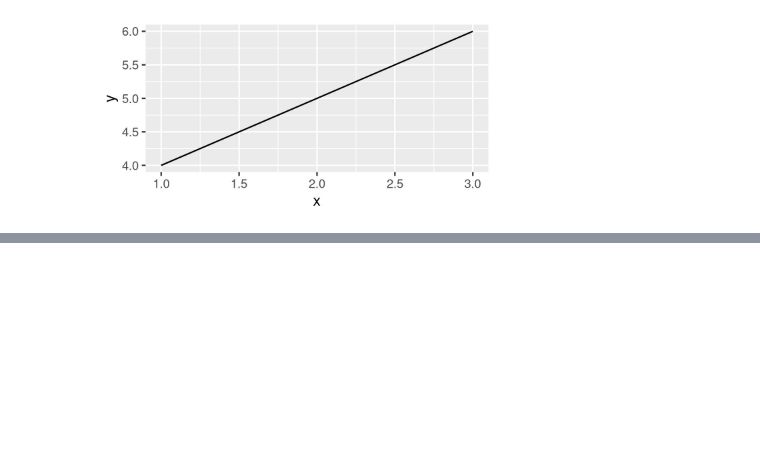
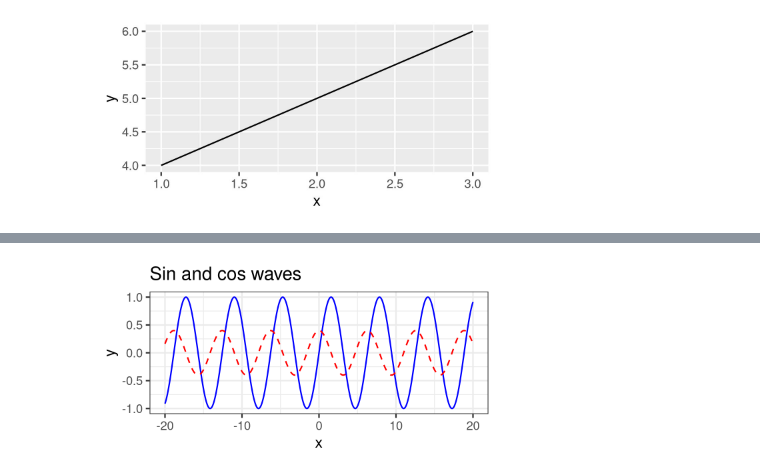
Before and after one commit to kota7/ggshow, a Jupyter notebook: examples.ipynb, the cells around one changed output, grey strips where cells are left out. Drawn from its saved outputs; the diff is of its cells as text; code cells hidden in the pictures; blank space fills up the shorter version.

```diff
--- a/examples.ipynb
+++ b/examples.ipynb
@@ -70,0 +87,11 @@ print(config.rscript)
+# %%
+%%gg -s 4 2 --dispwidth 400 --data a=df1 b=df2
+
+## cell magic
+ggplot(a, aes(x, y)) +
+  geom_line(color="blue") +
+  geom_line(data=b, linetype="dashed", color="red") +
+  theme_bw() +
+  ggtitle("Sin and cos waves")
+# %% [output]
+[figure, added]
```
Also changed, not shown: parts of 10 cells of this notebook, 9 other files.
